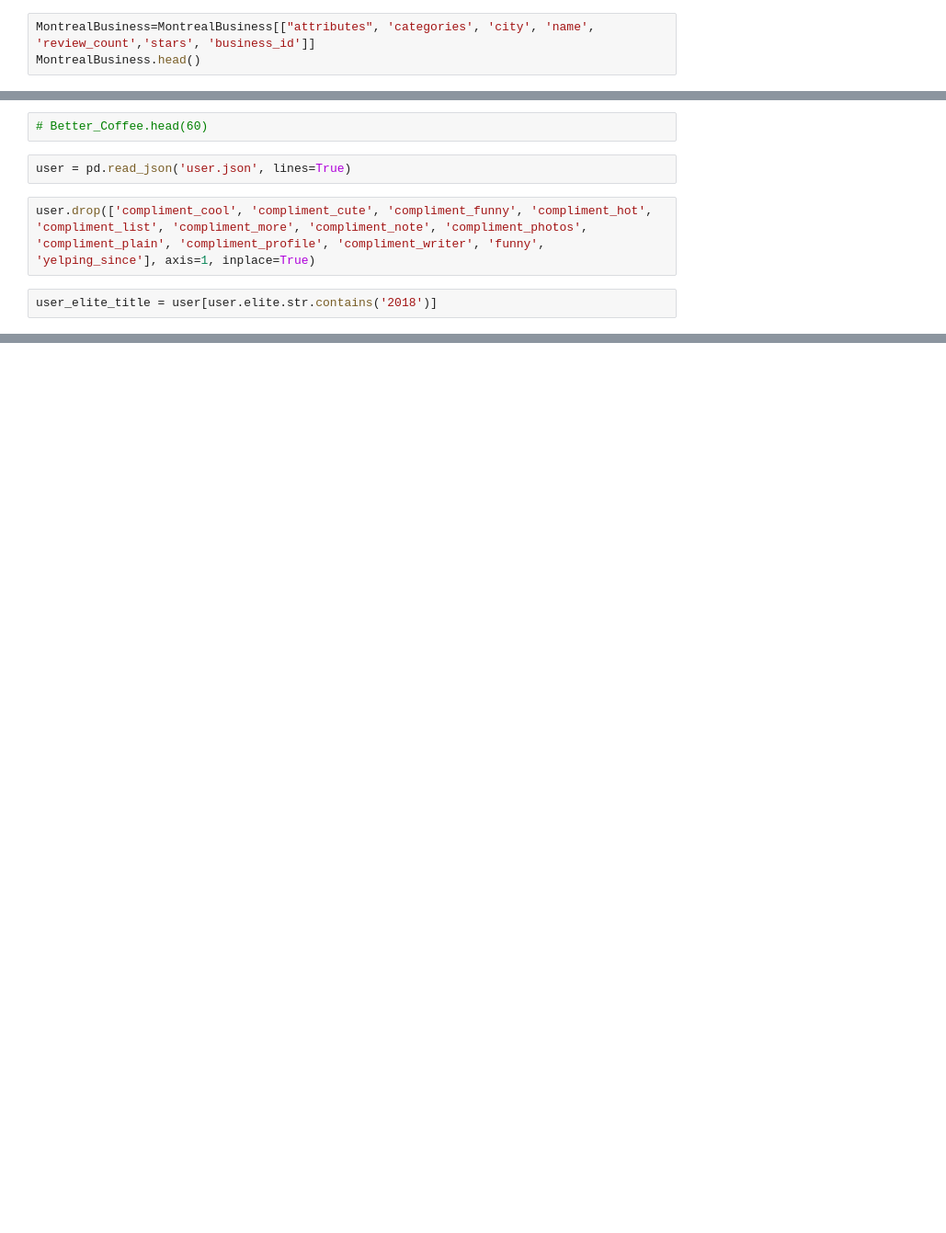
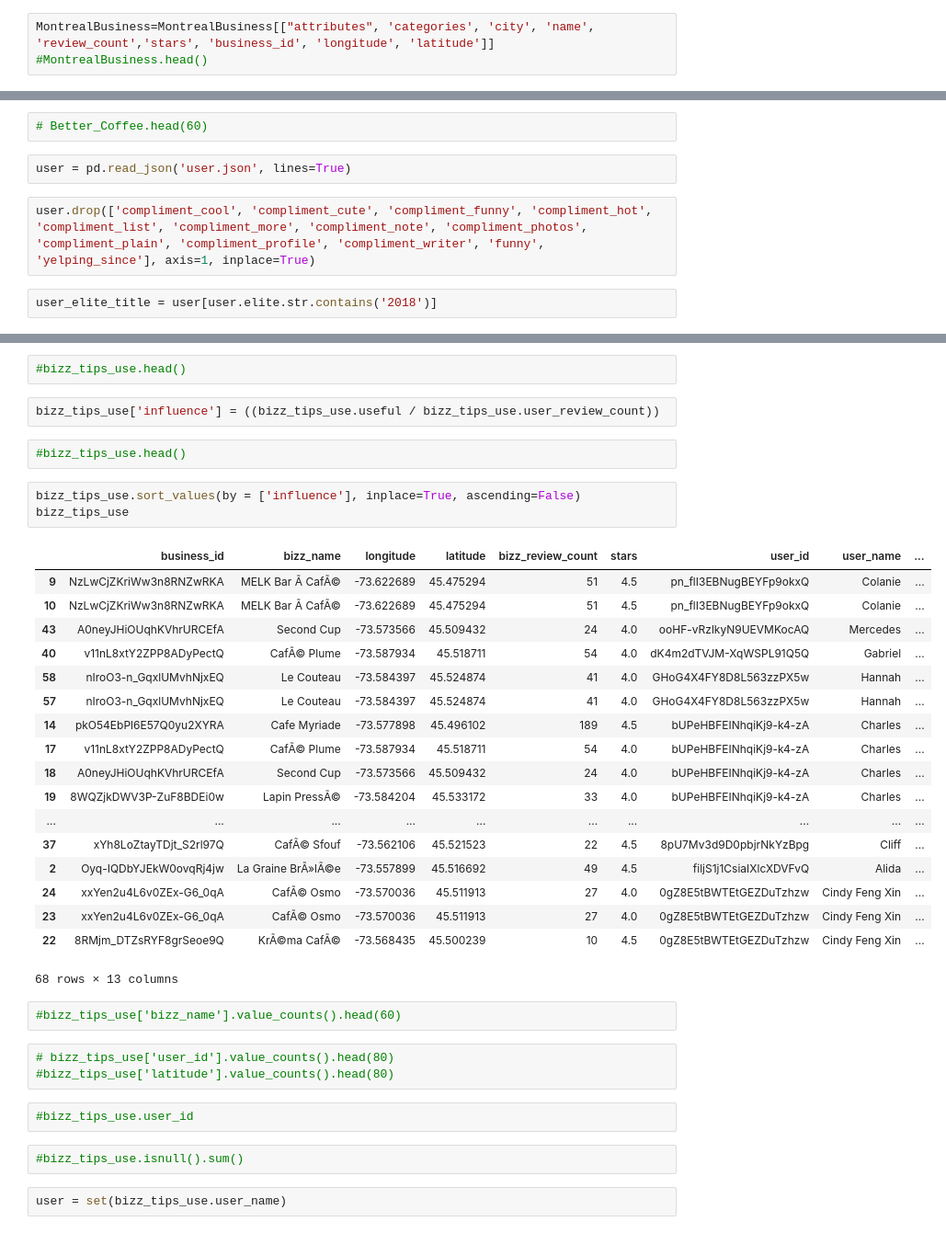
Before and after one commit to rhoffp4/Montreal_food, a Jupyter notebook: Yelp_project.ipynb, the cells around one changed output, grey strips where cells are left out. Shown at 92% size. Drawn from its saved outputs; the diff is of its cells as text; blank space fills up the shorter version.

```diff
--- a/Yelp_project.ipynb
+++ b/Yelp_project.ipynb
@@ -50,3 +30,3 @@ MontrealBusiness.city = MontrealBusiness.city.replace({'MontrÃ©al':'Montreal'}
 # %%
-MontrealBusiness=MontrealBusiness[["attributes", 'categories', 'city', 'name', 'review_count','stars', 'business_id']]
-MontrealBusiness.head()
+MontrealBusiness=MontrealBusiness[["attributes", 'categories', 'city', 'name', 'review_count','stars', 'business_id', 'longitude', 'latitude']]
+#MontrealBusiness.head()
@@ -164,0 +79,39 @@ bizz_tips_use
+# %%
+#bizz_tips_use.head()
+# %%
+bizz_tips_use['influence'] = ((bizz_tips_use.useful / bizz_tips_use.user_review_count))
+# %%
+#bizz_tips_use.head()
+# %%
+bizz_tips_use.sort_values(by = ['influence'], inplace=True, ascending=False)
+bizz_tips_use
+# %% [output]
+|  | business_id | bizz_name | longitude | latitude | bizz_review_count | stars | user_id | user_name | ... |
+| 9 | NzLwCjZKriWw3n8RNZwRKA | MELK Bar Ã CafÃ© | -73.622689 | 45.475294 | 51 | 4.5 | pn_flI3EBNugBEYFp9okxQ | Colanie | ... |
+| 10 | NzLwCjZKriWw3n8RNZwRKA | MELK Bar Ã CafÃ© | -73.622689 | 45.475294 | 51 | 4.5 | pn_flI3EBNugBEYFp9okxQ | Colanie | ... |
+| 43 | A0neyJHiOUqhKVhrURCEfA | Second Cup | -73.573566 | 45.509432 | 24 | 4.0 | ooHF-vRzlkyN9UEVMKocAQ | Mercedes | ... |
+| 40 | v11nL8xtY2ZPP8ADyPectQ | CafÃ© Plume | -73.587934 | 45.518711 | 54 | 4.0 | dK4m2dTVJM-XqWSPL91Q5Q | Gabriel | ... |
+| 58 | nIroO3-n_GqxlUMvhNjxEQ | Le Couteau | -73.584397 | 45.524874 | 41 | 4.0 | GHoG4X4FY8D8L563zzPX5w | Hannah | ... |
+| 57 | nIroO3-n_GqxlUMvhNjxEQ | Le Couteau | -73.584397 | 45.524874 | 41 | 4.0 | GHoG4X4FY8D8L563zzPX5w | Hannah | ... |
+| 14 | pkO54EbPl6E57Q0yu2XYRA | Cafe Myriade | -73.577898 | 45.496102 | 189 | 4.5 | bUPeHBFEINhqiKj9-k4-zA | Charles | ... |
+| 17 | v11nL8xtY2ZPP8ADyPectQ | CafÃ© Plume | -73.587934 | 45.518711 | 54 | 4.0 | bUPeHBFEINhqiKj9-k4-zA | Charles | ... |
+| 18 | A0neyJHiOUqhKVhrURCEfA | Second Cup | -73.573566 | 45.509432 | 24 | 4.0 | bUPeHBFEINhqiKj9-k4-zA | Charles | ... |
+| 19 | 8WQZjkDWV3P-ZuF8BDEi0w | Lapin PressÃ© | -73.584204 | 45.533172 | 33 | 4.0 | bUPeHBFEINhqiKj9-k4-zA | Charles | ... |
+| ... | ... | ... | ... | ... | ... | ... | ... | ... | ... |
+| 37 | xYh8LoZtayTDjt_S2rl97Q | CafÃ© Sfouf | -73.562106 | 45.521523 | 22 | 4.5 | 8pU7Mv3d9D0pbjrNkYzBpg | Cliff | ... |
+| 2 | Oyq-IQDbYJEkW0ovqRj4jw | La Graine BrÃ»lÃ©e | -73.557899 | 45.516692 | 49 | 4.5 | filjS1j1CsiaIXlcXDVFvQ | Alida | ... |
+| 24 | xxYen2u4L6v0ZEx-G6_0qA | CafÃ© Osmo | -73.570036 | 45.511913 | 27 | 4.0 | 0gZ8E5tBWTEtGEZDuTzhzw | Cindy Feng Xin | ... |
+| 23 | xxYen2u4L6v0ZEx-G6_0qA | CafÃ© Osmo | -73.570036 | 45.511913 | 27 | 4.0 | 0gZ8E5tBWTEtGEZDuTzhzw | Cindy Feng Xin | ... |
+| 22 | 8RMjm_DTZsRYF8grSeoe9Q | KrÃ©ma CafÃ© | -73.568435 | 45.500239 | 10 | 4.5 | 0gZ8E5tBWTEtGEZDuTzhzw | Cindy Feng Xin | ... |
+68 rows × 13 columns
+# %%
+#bizz_tips_use['bizz_name'].value_counts().head(60)
+# %%
+# bizz_tips_use['user_id'].value_counts().head(80)
+#bizz_tips_use['latitude'].value_counts().head(80)
+# %%
+#bizz_tips_use.user_id
+# %%
+#bizz_tips_use.isnull().sum()
+# %%
+user = set(bizz_tips_use.user_name)
```
Also changed, not shown: parts of 35 cells of this notebook.
